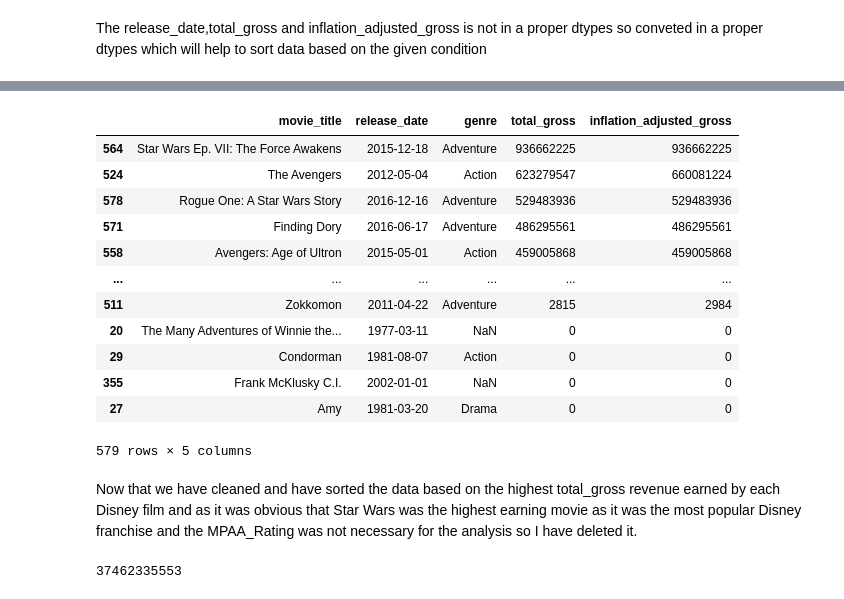
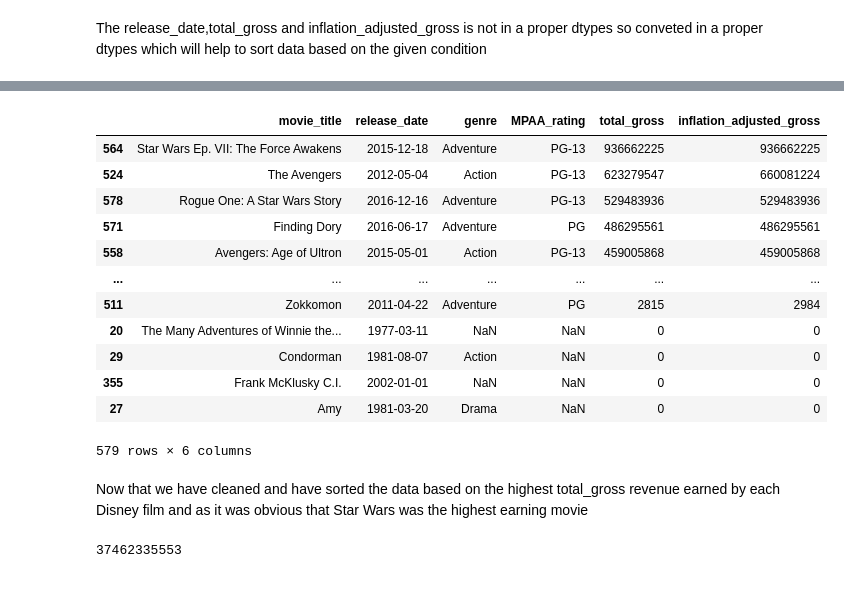
Before and after one commit to gauravjethani/gauravprojects, a Jupyter notebook: final_project.ipynb, the cells around one changed output, grey strips where cells are left out. Cells and saved outputs as stored; diff of their text form; code cells hidden in the pictures.

```diff
--- a/final_project.ipynb
+++ b/final_project.ipynb
@@ -155,22 +134,22 @@ disney00
 # %%
-disney_df = disney00.sort_values('total_gross',ascending = False)
+disney_df = disney_movies.sort_values('total_gross',ascending = False)
 disney_df
 # %% [output]
-|  | movie_title | release_date | genre | total_gross | inflation_adjusted_gross |
-| 564 | Star Wars Ep. VII: The Force Awakens | 2015-12-18 | Adventure | 936662225 | 936662225 |
-| 524 | The Avengers | 2012-05-04 | Action | 623279547 | 660081224 |
-| 578 | Rogue One: A Star Wars Story | 2016-12-16 | Adventure | 529483936 | 529483936 |
-| 571 | Finding Dory | 2016-06-17 | Adventure | 486295561 | 486295561 |
-| 558 | Avengers: Age of Ultron | 2015-05-01 | Action | 459005868 | 459005868 |
-| ... | ... | ... | ... | ... | ... |
-| 511 | Zokkomon | 2011-04-22 | Adventure | 2815 | 2984 |
-| 20 | The Many Adventures of Winnie the... | 1977-03-11 | NaN | 0 | 0 |
-| 29 | Condorman | 1981-08-07 | Action | 0 | 0 |
-| 355 | Frank McKlusky C.I. | 2002-01-01 | NaN | 0 | 0 |
-| 27 | Amy | 1981-03-20 | Drama | 0 | 0 |
+|  | movie_title | release_date | genre | MPAA_rating | total_gross | inflation_adjusted_gross |
+| 564 | Star Wars Ep. VII: The Force Awakens | 2015-12-18 | Adventure | PG-13 | 936662225 | 936662225 |
+| 524 | The Avengers | 2012-05-04 | Action | PG-13 | 623279547 | 660081224 |
+| 578 | Rogue One: A Star Wars Story | 2016-12-16 | Adventure | PG-13 | 529483936 | 529483936 |
+| 571 | Finding Dory | 2016-06-17 | Adventure | PG | 486295561 | 486295561 |
+| 558 | Avengers: Age of Ultron | 2015-05-01 | Action | PG-13 | 459005868 | 459005868 |
+| ... | ... | ... | ... | ... | ... | ... |
+| 511 | Zokkomon | 2011-04-22 | Adventure | PG | 2815 | 2984 |
+| 20 | The Many Adventures of Winnie the... | 1977-03-11 | NaN | NaN | 0 | 0 |
+| 29 | Condorman | 1981-08-07 | Action | NaN | 0 | 0 |
+| 355 | Frank McKlusky C.I. | 2002-01-01 | NaN | NaN | 0 | 0 |
+| 27 | Amy | 1981-03-20 | Drama | NaN | 0 | 0 |
-579 rows × 5 columns
+579 rows × 6 columns
 # %% [markdown]
-Now that we have cleaned and have sorted the data based on the highest total_gross revenue earned by each Disney film and as it was obvious that Star Wars was the highest earning movie as it was the most popular Disney franchise and the  MPAA_Rating was not necessary for the analysis so I have deleted it.
+Now that we have cleaned and have sorted the data based on the highest total_gross revenue earned by each Disney film and as it was obvious that Star Wars was the highest earning movie
 # %%
 disney = disney_df['total_gross'].astype('int').sum()
 disney
```
Also changed, not shown: parts of 36 cells of this notebook.
